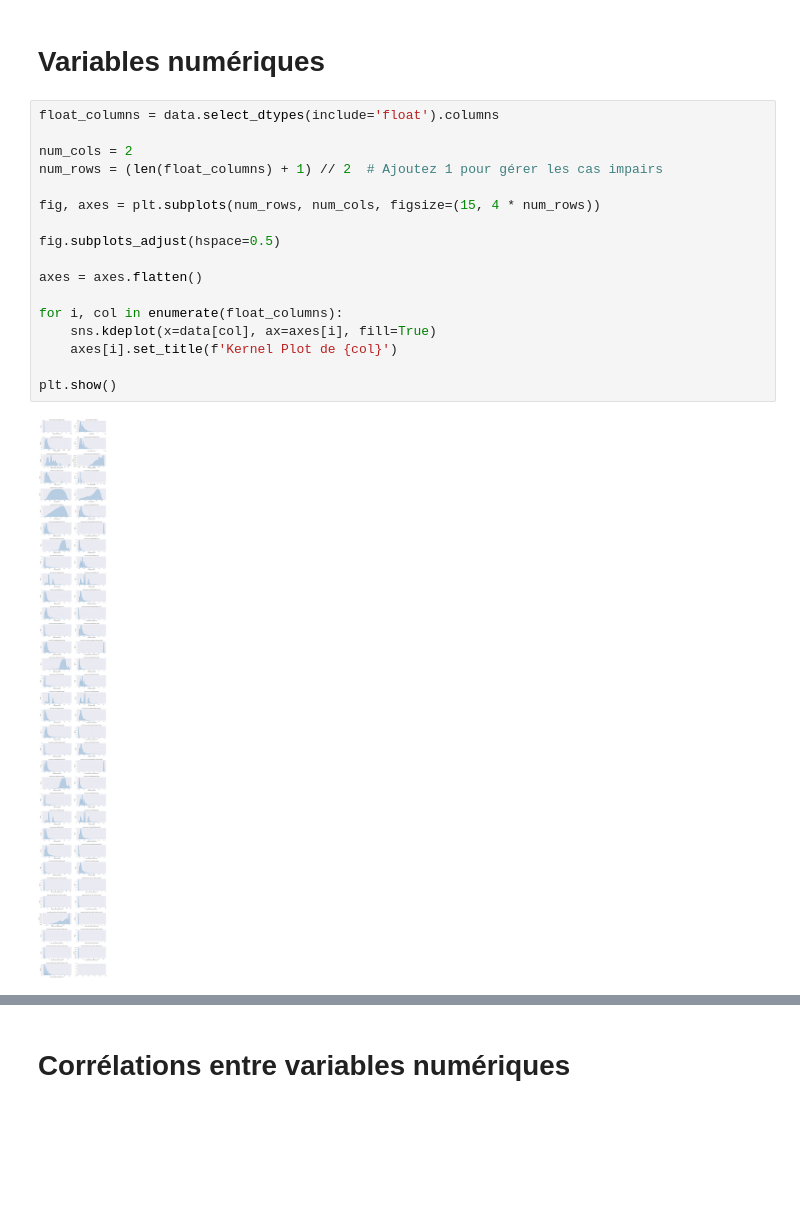
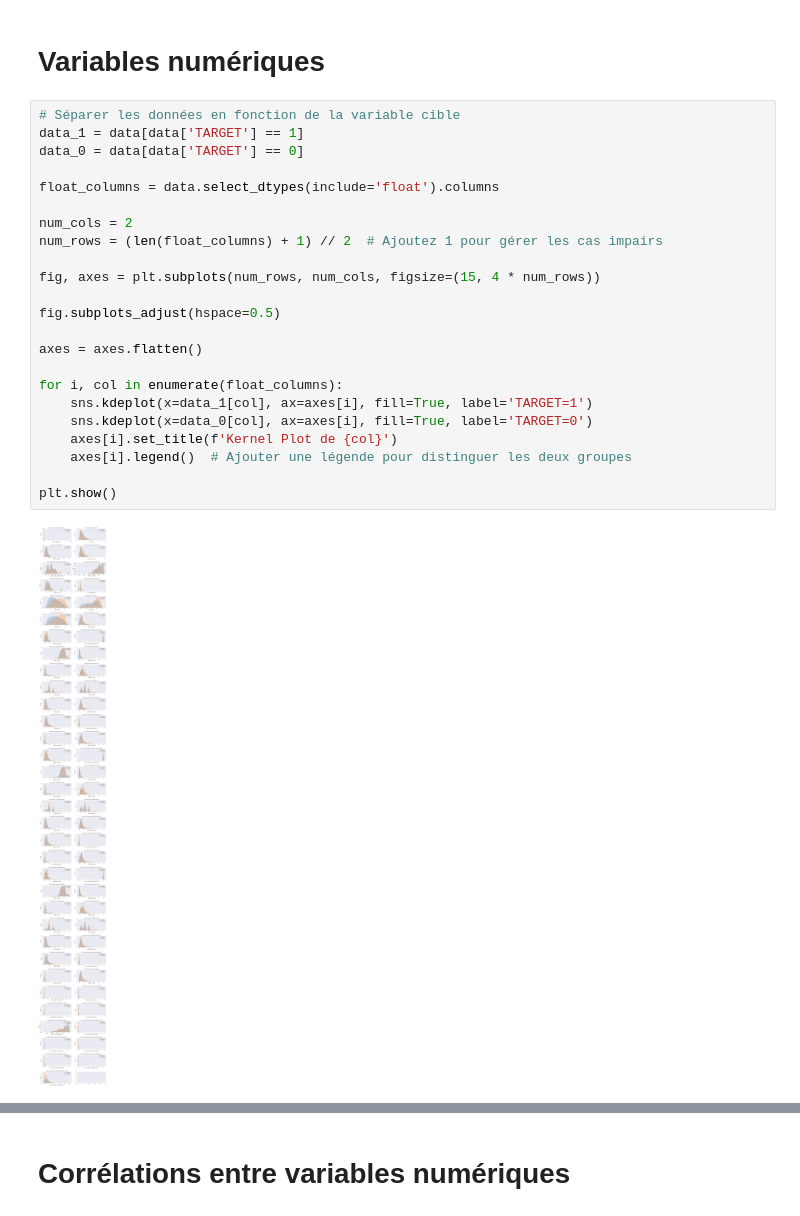
Before and after one commit to SamuelBaheux/Challenge_Nexialog, a Jupyter notebook: Analyse exploratoire.ipynb, the cells around one changed output, grey strips where cells are left out. Saved outputs shown, nothing was run; the diff lists cells and outputs as text; blank space fills up the shorter version.

```diff
--- a/Analyse exploratoire.ipynb
+++ b/Analyse exploratoire.ipynb
@@ -240,21 +232,27 @@ plt.show()
 # %% [markdown]
 # Variables numériques
-# %%
-float_columns = data.select_dtypes(include='float').columns
-
-num_cols = 2
-num_rows = (len(float_columns) + 1) // 2  # Ajoutez 1 pour gérer les cas impairs
-
-fig, axes = plt.subplots(num_rows, num_cols, figsize=(15, 4 * num_rows))
-
-fig.subplots_adjust(hspace=0.5)
-
-axes = axes.flatten()
-
-for i, col in enumerate(float_columns):
-    sns.kdeplot(x=data[col], ax=axes[i], fill=True)
-    axes[i].set_title(f'Kernel Plot de {col}')
-
-plt.show()
-# %% [output]
-[figure, removed]
+# %%
+# Séparer les données en fonction de la variable cible
+data_1 = data[data['TARGET'] == 1]
+data_0 = data[data['TARGET'] == 0]
+
+float_columns = data.select_dtypes(include='float').columns
+
+num_cols = 2
+num_rows = (len(float_columns) + 1) // 2  # Ajoutez 1 pour gérer les cas impairs
+
+fig, axes = plt.subplots(num_rows, num_cols, figsize=(15, 4 * num_rows))
+
+fig.subplots_adjust(hspace=0.5)
+
+axes = axes.flatten()
+
+for i, col in enumerate(float_columns):
+    sns.kdeplot(x=data_1[col], ax=axes[i], fill=True, label='TARGET=1')
+    sns.kdeplot(x=data_0[col], ax=axes[i], fill=True, label='TARGET=0')
+    axes[i].set_title(f'Kernel Plot de {col}')
+    axes[i].legend()  # Ajouter une légende pour distinguer les deux groupes
+
+plt.show()
+# %% [output]
+[figure, added]
```
Also changed, not shown: parts of 12 cells of this notebook, 1 other file.
